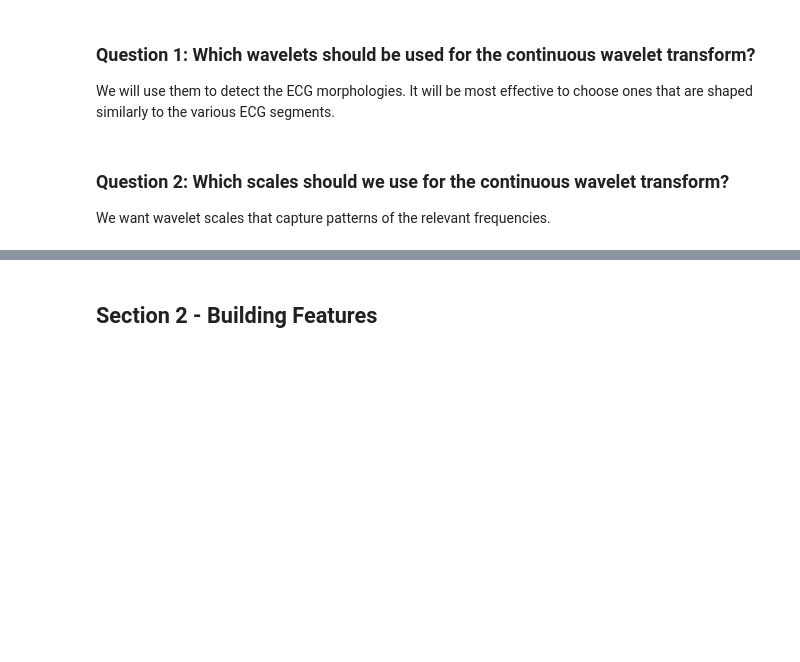
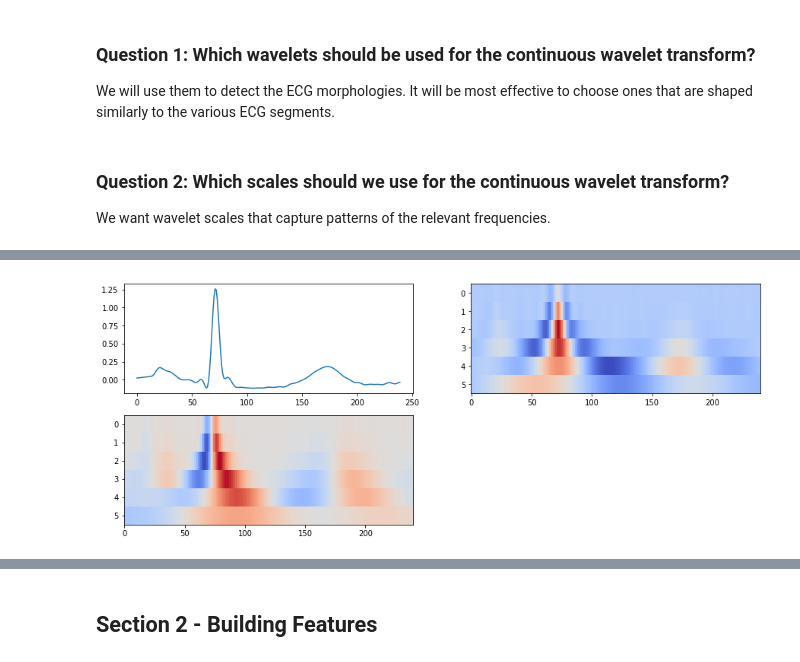
Before and after one commit to cx1111/beat-classifier, a Jupyter notebook: analysis/1-wavelets.ipynb, the cells around one changed output, grey strips where cells are left out. Saved outputs shown, nothing was run; the diff lists cells and outputs as text; code cells hidden in the pictures; blank space fills up the shorter version.

```diff
--- a/analysis/1-wavelets.ipynb
+++ b/analysis/1-wavelets.ipynb
@@ -182,0 +141,3 @@ cwt(data, scales, wavelet, sampling_period=1.0)
+# %%
+# Scales to use for gaus1 and gaus2
+ecg_wavelet_scales = [[2, 4, 8, 16, 32, 64], [4, 8, 16, 32, 64]]
@@ -183,3 +172,23 @@ cwt(data, scales, wavelet, sampling_period=1.0)
+# %%
+# Normal Beat
+plt.figure(figsize=(15, 9))
+
+
+plt.subplot(321)
+plt.plot(n_beats[0][:, 0])
+
+plt.subplot(322)
+coef, freqs = pywt.cwt(n_beats[0][:, 0], scales=ecg_wavelet_scales[0],
+                       wavelet='gaus2', sampling_period=dt)
+plt.imshow(coef, cmap='coolwarm', aspect='auto')
+plt.subplot(323)
+coef, freqs = pywt.cwt(n_beats[0][:, 0], scales=ecg_wavelet_scales[0],
+                       wavelet='gaus1', sampling_period=dt)
+plt.imshow(coef, cmap='coolwarm', aspect='auto')
+
+plt.show()
+# %% [output]
+[figure, added]
 # %%
 # Show output of continuous wavelet transform with two wavelet types, on both channels.
 sig_names = ['MLII', 'V5']
```
Also changed, not shown: parts of 35 cells of this notebook, 3 other files.
